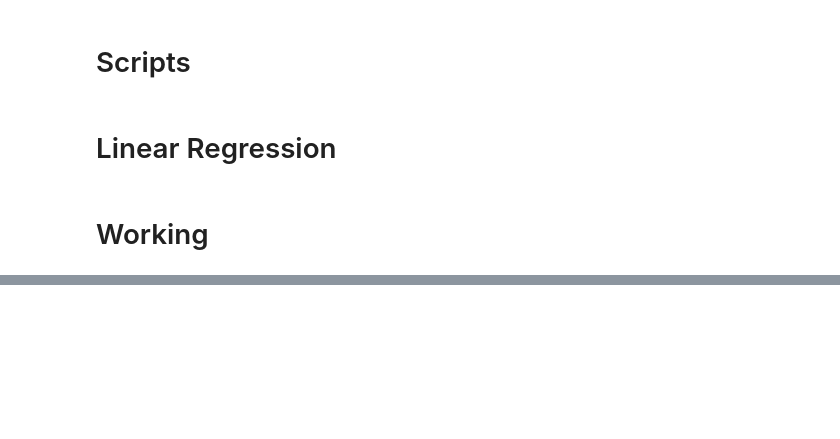
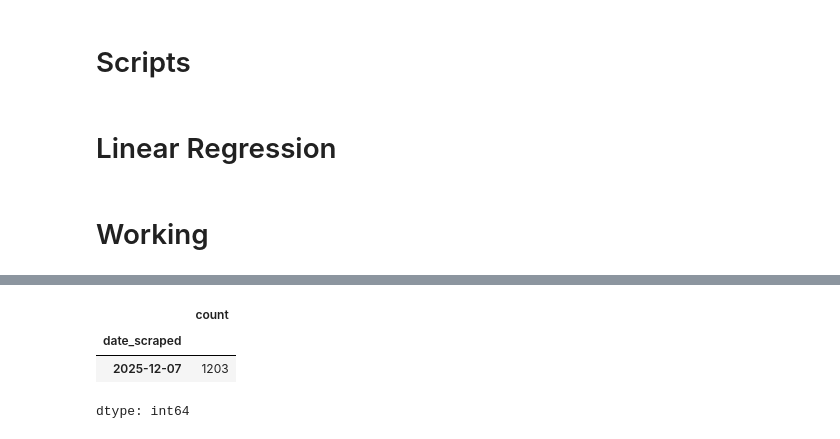
Before and after one commit to imrogerjiang/market_analysis_v2, a Jupyter notebook: Market Analysis V2.ipynb, the cells around one changed output, grey strips where cells are left out. Drawn from its saved outputs; the diff is of its cells as text; code cells hidden in the pictures; blank space fills up the shorter version.

```diff
--- a/Market Analysis V2.ipynb
+++ b/Market Analysis V2.ipynb
@@ -769,0 +876,7 @@ memory usage: 143.6+ KB
+# %%
+listings_lr.value_counts("date_scraped")
+# %% [output]
+|  | count |
+| date_scraped |  |
+| 2025-12-07 | 1203 |
+dtype: int64
```
Also changed, not shown: parts of 9 cells of this notebook.
